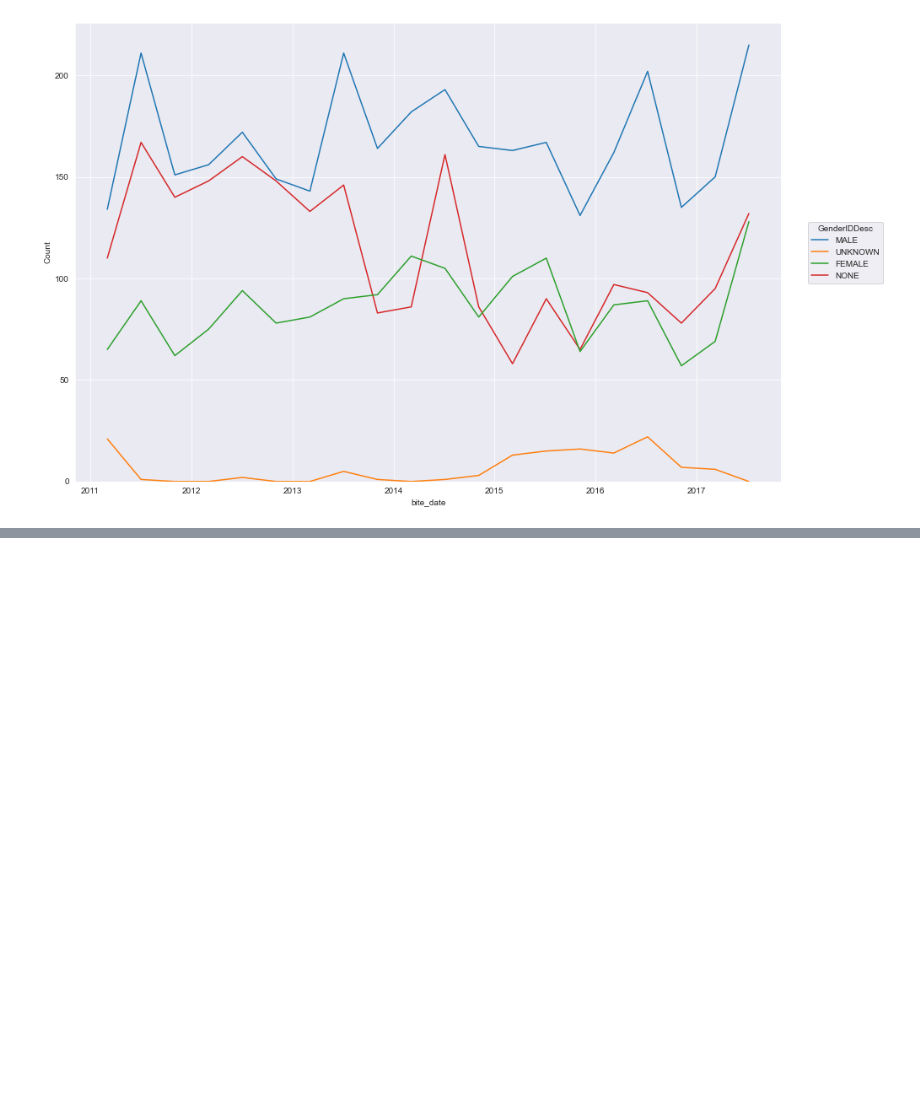
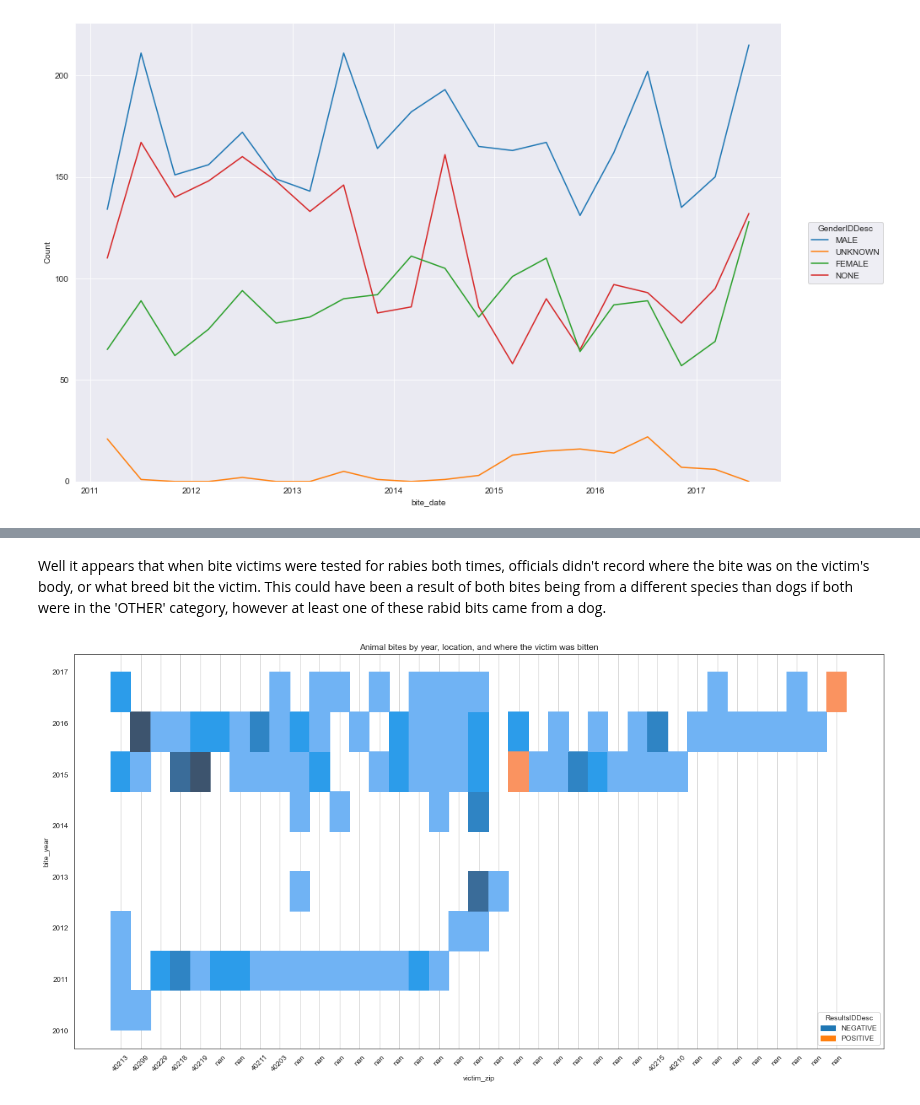
Before and after one commit to NickD-Dean/Springboard, a Jupyter notebook: Case Studies/Data Viz Presentation/Data Viz Assignment.ipynb, the cells around one changed output, grey strips where cells are left out. Cells and saved outputs as stored; diff of their text form; code cells hidden in the pictures; blank space fills up the shorter version.

```diff
--- a/Case Studies/Data Viz Presentation/Data Viz Assignment.ipynb
+++ b/Case Studies/Data Viz Presentation/Data Viz Assignment.ipynb
@@ -268,0 +375,11 @@ move_legend(g, new_loc='center right', bbox_to_anchor=(1.15, 0.5))
+# %% [markdown]
+Well it appears that when bite victims were tested for rabies both times, officials didn't record where the bite was on the victim's body, or what breed bit the victim.  This could have been a result of both bites being from a different species than dogs if both were in the 'OTHER' category, however at least one of these rabid bits came from a dog.
+# %%
+plt.figure(figsize=(20,10))
+g = sns.histplot(data=rabies, x='victim_zip', y='bite_year', hue='ResultsIDDesc', multiple='stack')
+plt.title('Animal bites by year, location, and where the victim was bitten')
+move_legend(g, new_loc='lower right')
+g.xaxis.grid(True)
+g.set_xticklabels(labels=bites.victim_zip.values, rotation=45);
+# %% [output]
+[figure, added]
```
Also changed, not shown: parts of 17 cells of this notebook.
